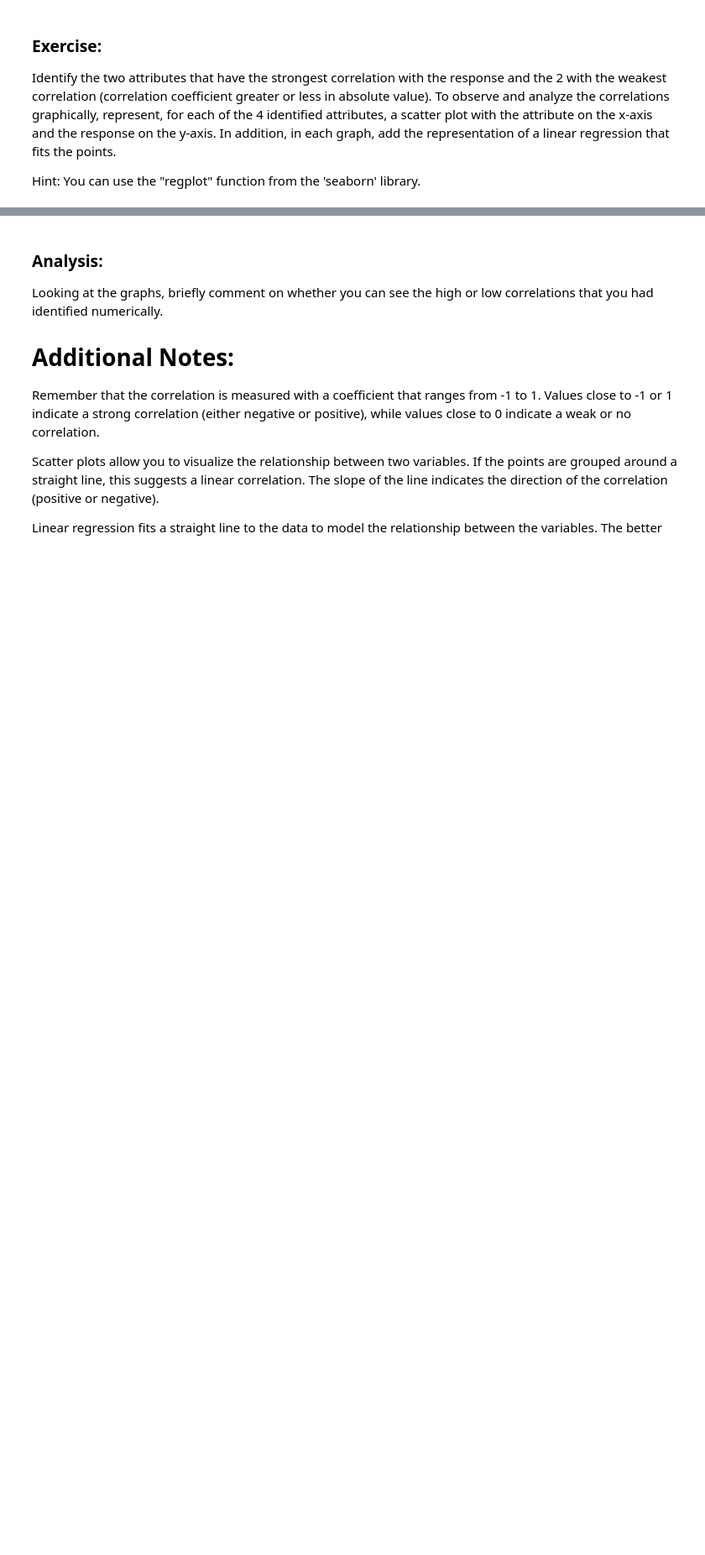
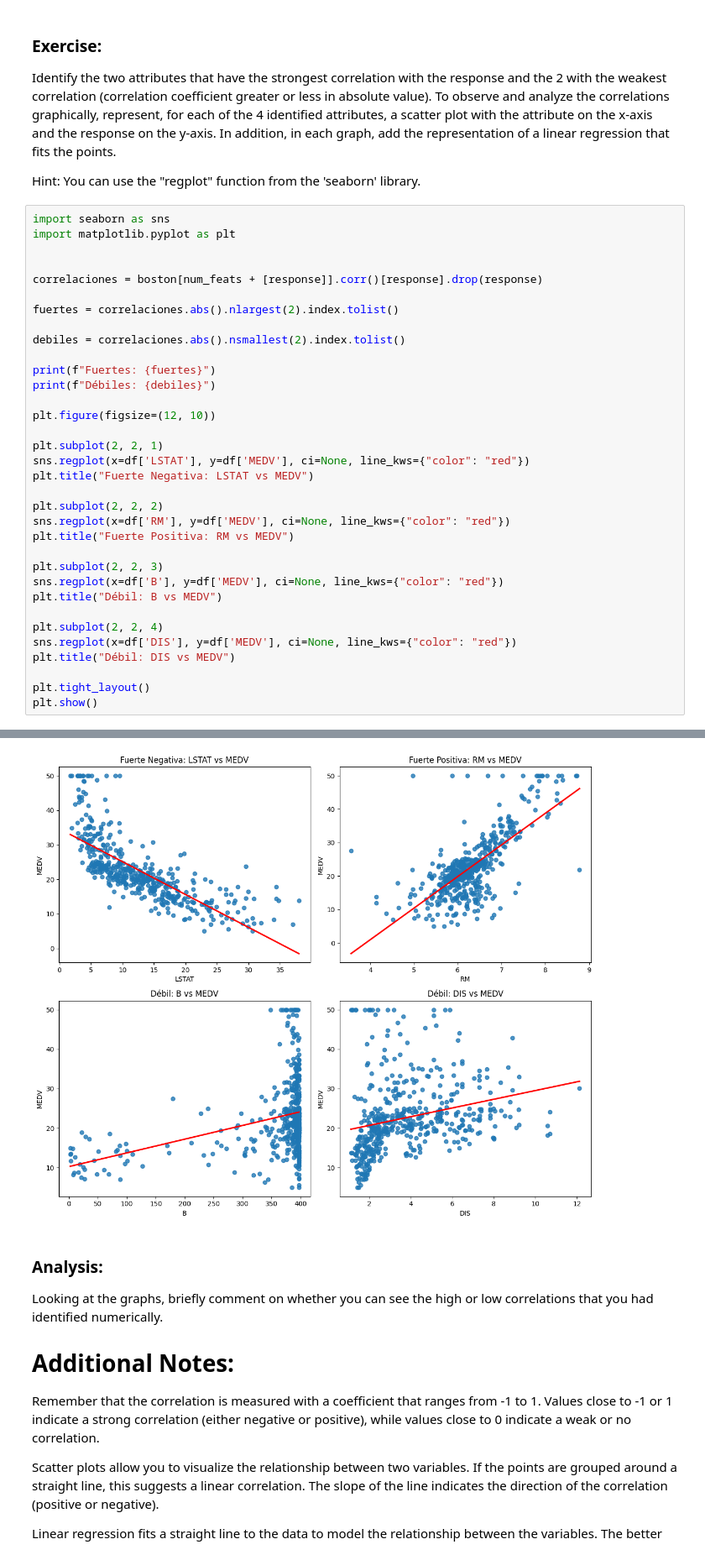
Before and after one commit to Eva080804/EDA, a Jupyter notebook: Ejercicio_1/EDA_inicial_blanco__ENG.ipynb, the cells around one changed output, grey strips where cells are left out. Shown at 84% size. Saved outputs shown, nothing was run; the diff lists cells and outputs as text; blank space fills up the shorter version.

```diff
--- a/Ejercicio_1/EDA_inicial_blanco__ENG.ipynb
+++ b/Ejercicio_1/EDA_inicial_blanco__ENG.ipynb
@@ -316,3 +327,38 @@ plt.axvline(chas_1['INDUS'].mean(),
 Identify the two attributes that have the strongest correlation with the response and the 2 with the weakest correlation (correlation coefficient greater or less in absolute value). To observe and analyze the correlations graphically, represent, for each of the 4 identified attributes, a scatter plot with the attribute on the x-axis and the response on the y-axis. In addition, in each graph, add the representation of a linear regression that fits the points.
 
 Hint: You can use the "regplot" function from the 'seaborn' library.
+# %%
+import seaborn as sns
+import matplotlib.pyplot as plt
+
+
+correlaciones = boston[num_feats + [response]].corr()[response].drop(response)
+
+fuertes = correlaciones.abs().nlargest(2).index.tolist()
+
+debiles = correlaciones.abs().nsmallest(2).index.tolist()
+
+print(f"Fuertes: {fuertes}")
+print(f"Débiles: {debiles}")
+
+plt.figure(figsize=(12, 10))
+
+plt.subplot(2, 2, 1)
+sns.regplot(x=df['LSTAT'], y=df['MEDV'], ci=None, line_kws={"color": "red"})
+plt.title("Fuerte Negativa: LSTAT vs MEDV")
+
+plt.subplot(2, 2, 2)
+sns.regplot(x=df['RM'], y=df['MEDV'], ci=None, line_kws={"color": "red"})
+plt.title("Fuerte Positiva: RM vs MEDV")
+
+plt.subplot(2, 2, 3)
+sns.regplot(x=df['B'], y=df['MEDV'], ci=None, line_kws={"color": "red"})
+plt.title("Débil: B vs MEDV")
+
+plt.subplot(2, 2, 4)
+sns.regplot(x=df['DIS'], y=df['MEDV'], ci=None, line_kws={"color": "red"})
+plt.title("Débil: DIS vs MEDV")
+
+plt.tight_layout()
+plt.show()
+# %% [output]
@@ -319,3 +367,4 @@ Hint: You can use the "regplot" function from the 'seaborn' library.
+[figure, added]
 # %% [markdown]
 ### **Analysis:**
 
```
Also changed, not shown: parts of 7 cells of this notebook.
